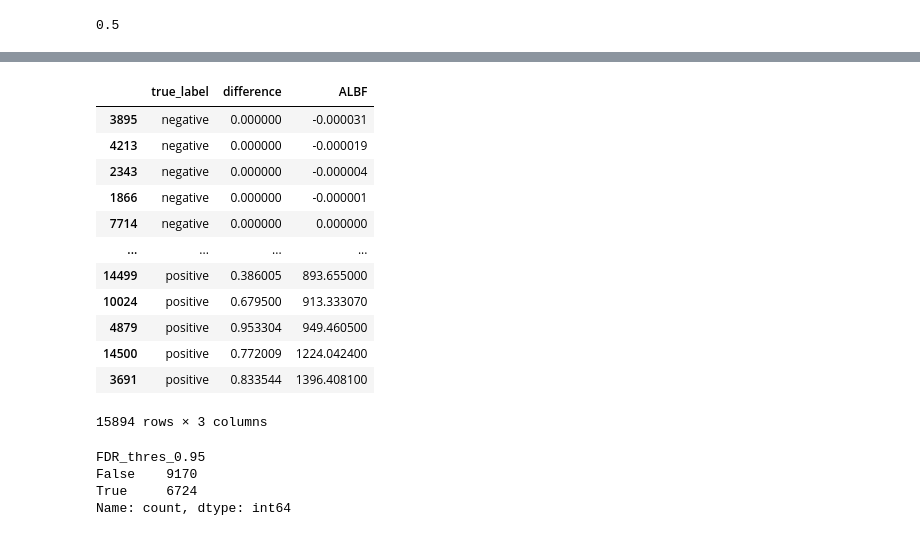
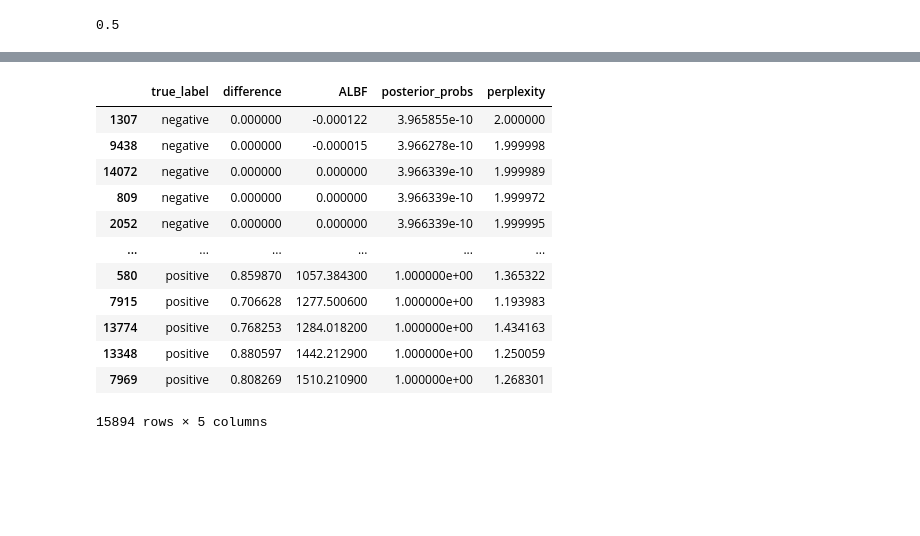
Before and after one commit to daklab/LeafletFA, a Jupyter notebook: analysis/simulation/check_ALBFs_calibration.ipynb, the cells around one changed output, grey strips where cells are left out. Drawn from its saved outputs; the diff is of its cells as text; code cells hidden in the pictures; blank space fills up the shorter version.

```diff
--- a/analysis/simulation/check_ALBFs_calibration.ipynb
+++ b/analysis/simulation/check_ALBFs_calibration.ipynb
@@ -19,12 +20,10 @@ from estimate_bayesian_fdr import *
 from differential_splicing import *
 # %%
 # Main path set up
-main_path="/gpfs/commons/groups/knowles_lab/Karin/Leaflet-analysis-WD/Simulations/2025/manuscript_sim_analysis/0205"
+main_path="/gpfs/commons/groups/knowles_lab/Karin/Leaflet-analysis-WD/Simulations/2025/manuscript_sim_analysis/0209"
 
 # List the directories in the main path
 dirs = os.listdir(main_path)
 # Which dirs have "NoCellType_Random" in them
 dirs = [d for d in dirs if "NoCellType_Random" in d]
-
-print(dirs)
 # %% [output]
@@ -32,6 +31,6 @@ print(dirs)
 # %%
 # Choose which simulation directory to analyze
-dir_analyze=dirs[1]
+dir_analyze=dirs[9]
 print(dir_analyze)
 
 # Set up the path to the simulation directory
@@ -124,0 +78,18 @@ At 0.99 threshold on FDR, False Negative Rate: 0.22
+# %%
+# let's load the final_results.csv file
+albf_scores = pd.read_csv(os.path.join(sim_dir, "ALBF_scores.csv"))
+
+# rename the first two columns to be sim_psi_1 and sim_psi_2
+albf_scores = albf_scores.rename(columns={"0": "latent_psi_1", "1": "latent_psi_2"})
+
+# let's rename our true_label column according to the difference that was observed
+# if junction difference ended up being >= 0.2 then we will call it "True"
+# if junction difference ended up being < 0.2 then we will call it "False"
+# use difference column
+albf_scores["true_label"] = "negative"
+albf_scores.loc[albf_scores["difference"] >= 0.2, "true_label"] = "positive"
+
+# calculate sigmoid on ALBF
+albf_scores["sigmoid_ALBF"] = 1 / (1 + np.exp(-albf_scores["ALBF"]))
+# make histogram of sigmoid ALBF
+plt.hist(albf_scores["sigmoid_ALBF"], bins=50) # clearly bimodal from 0.5-1
@@ -124,0 +116,7 @@ At 0.99 threshold on FDR, False Negative Rate: 0.22
+# %%
+# let's set up a dictionary to keep track of the results for tp, fp, tn, fn, fdr, fnr at each percentile along with what the ALBF cutoff is
+em_results = {}
+
+em = EMDifferentialSplicing(albf_scores["ALBF"], initial_p=0.1, max_iter=200)
+results = em.fit()
+albf_scores["posterior_probs"] = results["posterior_probs"]
@@ -202,25 +149,18 @@ Text(0.5, 0, 'ALBF')
 # %%
-albf_scores[["true_label", "difference", "ALBF"]]
+albf_scores[["true_label", "difference", "ALBF", "posterior_probs", "perplexity"]]
 # %% [output]
-|  | true_label | difference | ALBF |
-| 3895 | negative | 0.000000 | -0.000031 |
-| 4213 | negative | 0.000000 | -0.000019 |
-| 2343 | negative | 0.000000 | -0.000004 |
-| 1866 | negative | 0.000000 | -0.000001 |
-| 7714 | negative | 0.000000 | 0.000000 |
-| ... | ... | ... | ... |
-| 14499 | positive | 0.386005 | 893.655000 |
-| 10024 | positive | 0.679500 | 913.333070 |
-| 4879 | positive | 0.953304 | 949.460500 |
-| 14500 | positive | 0.772009 | 1224.042400 |
-| 3691 | positive | 0.833544 | 1396.408100 |
+|  | true_label | difference | ALBF | posterior_probs | perplexity |
+| 1307 | negative | 0.000000 | -0.000122 | 3.965855e-10 | 2.000000 |
+| 9438 | negative | 0.000000 | -0.000015 | 3.966278e-10 | 1.999998 |
+| 14072 | negative | 0.000000 | 0.000000 | 3.966339e-10 | 1.999989 |
+| 809 | negative | 0.000000 | 0.000000 | 3.966339e-10 | 1.999972 |
+| 2052 | negative | 0.000000 | 0.000000 | 3.966339e-10 | 1.999995 |
+| ... | ... | ... | ... | ... | ... |
+| 580 | positive | 0.859870 | 1057.384300 | 1.000000e+00 | 1.365322 |
+| 7915 | positive | 0.706628 | 1277.500600 | 1.000000e+00 | 1.193983 |
+| 13774 | positive | 0.768253 | 1284.018200 | 1.000000e+00 | 1.434163 |
+| 13348 | positive | 0.880597 | 1442.212900 | 1.000000e+00 | 1.250059 |
+| 7969 | positive | 0.808269 | 1510.210900 | 1.000000e+00 | 1.268301 |
-15894 rows × 3 columns
+15894 rows × 5 columns
-# %%
-albf_scores["FDR_thres_0.95"].value_counts()
-# %% [output]
-FDR_thres_0.95
-False    9170
-True     6724
-Name: count, dtype: int64
 # %%
 albf_scores.reset_index(drop=True, inplace=True)
```
Also changed, not shown: parts of 42 cells of this notebook, 4 other files.
